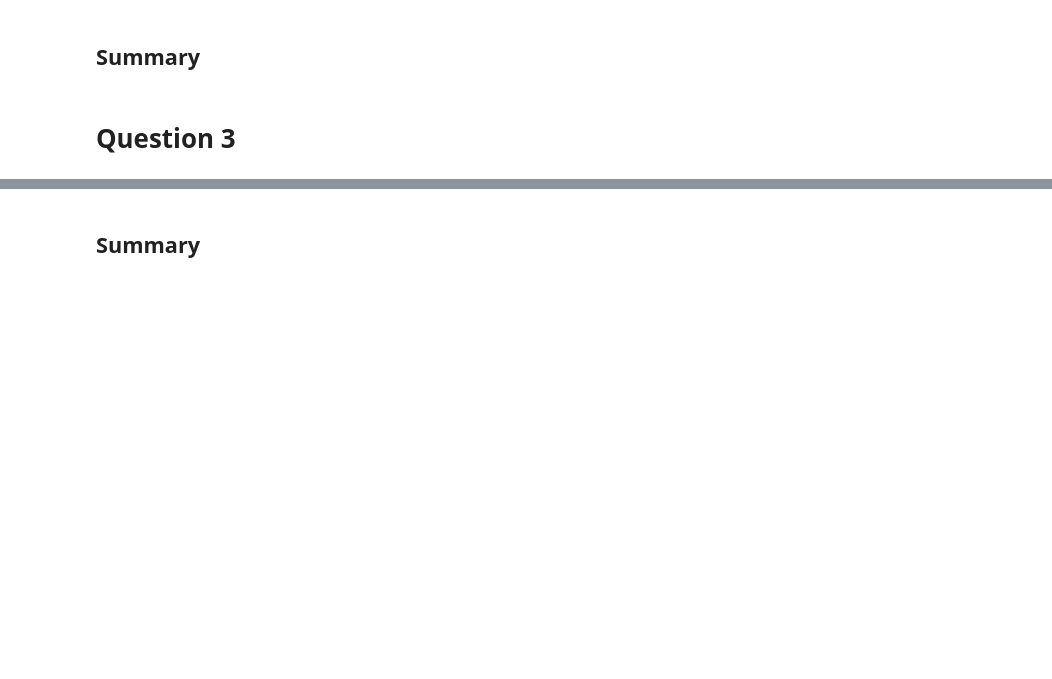
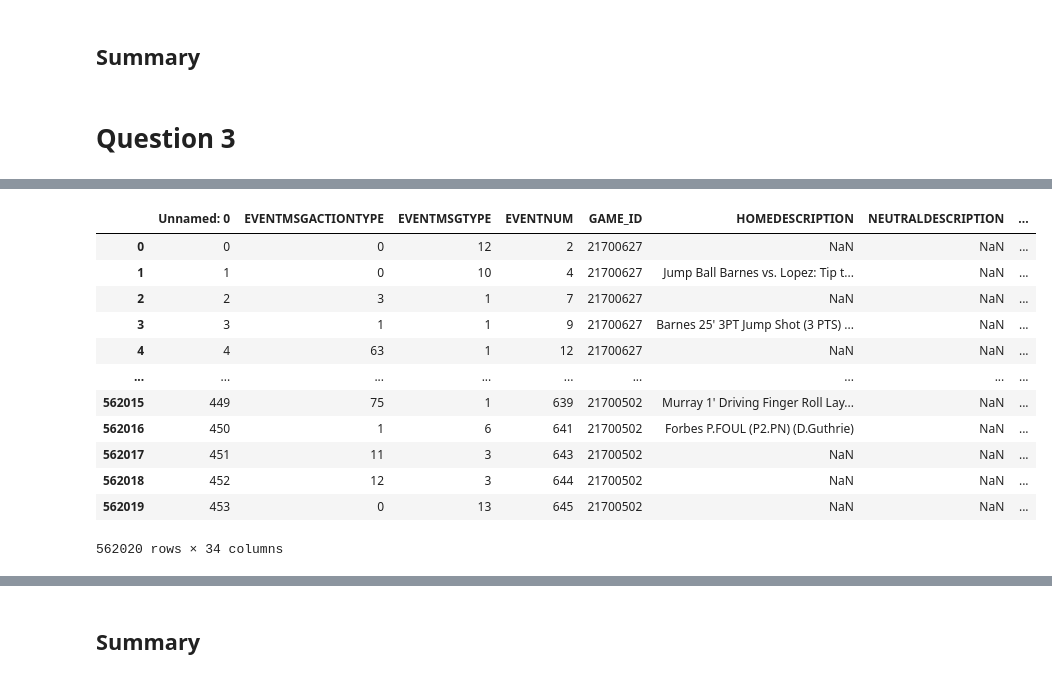
Before and after one commit to SalahAlHaismawi/Artificial-Intelligence-Problems, a Jupyter notebook: Project.ipynb, the cells around one changed output, grey strips where cells are left out. Cells and saved outputs as stored; diff of their text form; code cells hidden in the pictures; blank space fills up the shorter version.

```diff
--- a/Project.ipynb
+++ b/Project.ipynb
@@ -442,0 +708,16 @@ Feast schedule:
+# %%
+NBA2
+# %% [output]
+|  | Unnamed: 0 | EVENTMSGACTIONTYPE | EVENTMSGTYPE | EVENTNUM | GAME_ID | HOMEDESCRIPTION | NEUTRALDESCRIPTION | ... |
+| 0 | 0 | 0 | 12 | 2 | 21700627 | NaN | NaN | ... |
+| 1 | 1 | 0 | 10 | 4 | 21700627 | Jump Ball Barnes vs. Lopez: Tip t... | NaN | ... |
+| 2 | 2 | 3 | 1 | 7 | 21700627 | NaN | NaN | ... |
+| 3 | 3 | 1 | 1 | 9 | 21700627 | Barnes 25' 3PT Jump Shot (3 PTS) ... | NaN | ... |
+| 4 | 4 | 63 | 1 | 12 | 21700627 | NaN | NaN | ... |
+| ... | ... | ... | ... | ... | ... | ... | ... | ... |
+| 562015 | 449 | 75 | 1 | 639 | 21700502 | Murray 1' Driving Finger Roll Lay... | NaN | ... |
+| 562016 | 450 | 1 | 6 | 641 | 21700502 | Forbes P.FOUL (P2.PN) (D.Guthrie) | NaN | ... |
+| 562017 | 451 | 11 | 3 | 643 | 21700502 | NaN | NaN | ... |
+| 562018 | 452 | 12 | 3 | 644 | 21700502 | NaN | NaN | ... |
+| 562019 | 453 | 0 | 13 | 645 | 21700502 | NaN | NaN | ... |
+562020 rows × 34 columns
```
Also changed, not shown: parts of 36 cells of this notebook.
